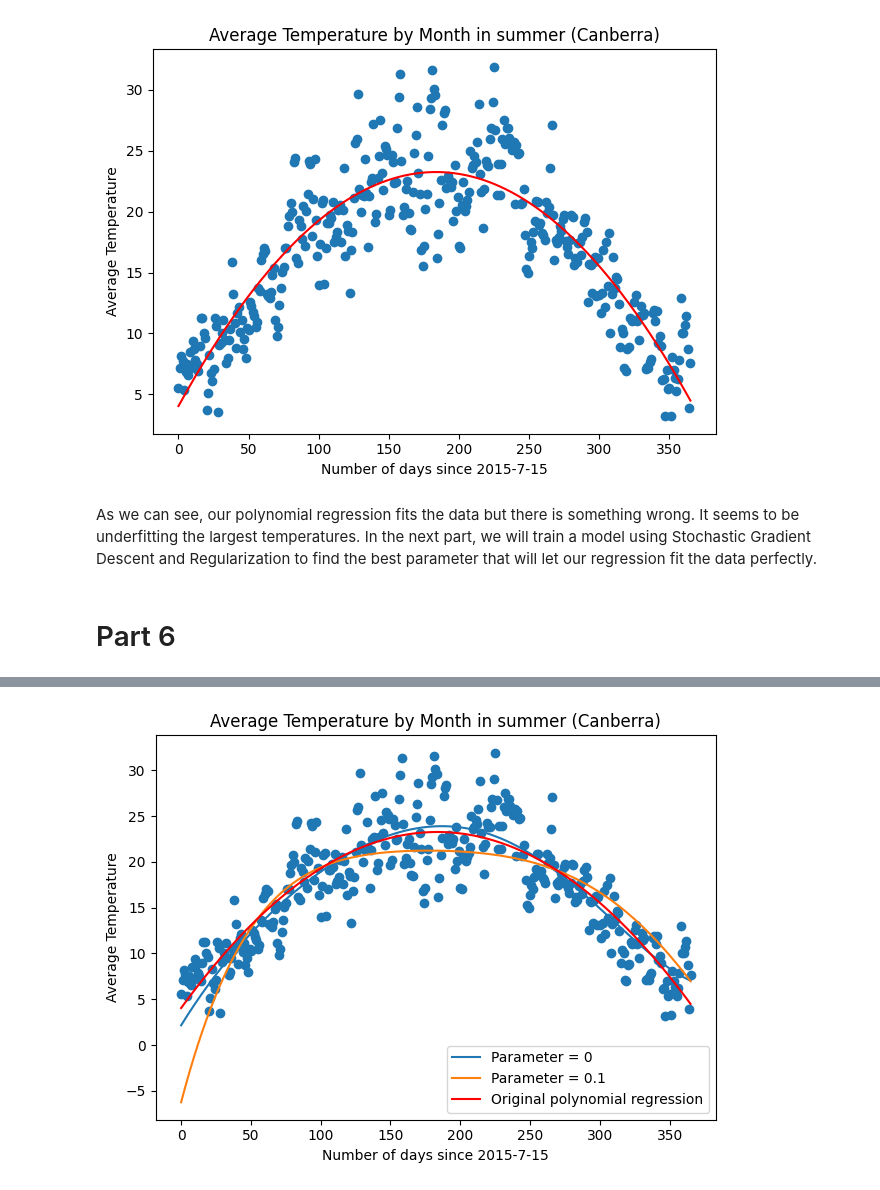
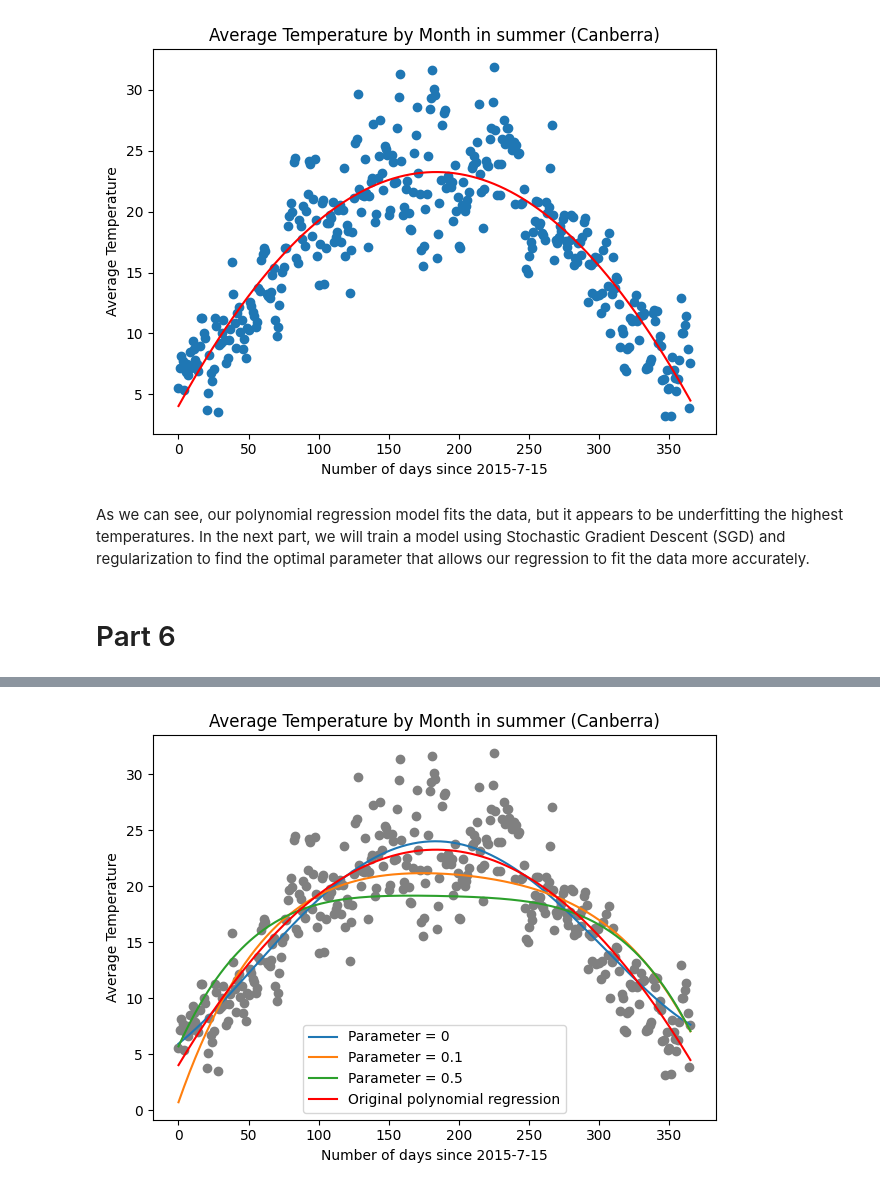
Before and after one commit to mrquaternion/ML-regression, a Jupyter notebook: data_analysis.ipynb, the cells around one changed output, grey strips where cells are left out. Saved outputs shown, nothing was run; the diff lists cells and outputs as text; code cells hidden in the pictures.

```diff
--- a/data_analysis.ipynb
+++ b/data_analysis.ipynb
@@ -110,19 +110,18 @@ plt.show()
 # %% [output]
 [figure]
 # %% [markdown]
-As we can see, our polynomial regression fits the data but there is something wrong. It seems to be underfitting the largest temperatures. In the next part, we will train a model using Stochastic Gradient Descent and Regularization to find the best parameter that will let our regression fit the data perfectly.
+As we can see, our polynomial regression model fits the data, but it appears to be underfitting the highest temperatures. In the next part, we will train a model using Stochastic Gradient Descent (SGD) and regularization to find the optimal parameter that allows our regression to fit the data more accurately.
 # %% [markdown]
 # Part 6
 # %%
-# Assuming X and Y are already defined
 X = X.flatten()
 Y = Y.flatten()
 
 # Parameters
 learning_rate = 0.001
 training_epochs = 200
-params = [0, 0.1]
-num_coeffs = 6
+params = [0, 0.1, 0.5]
+num_coeffs = 5
 
 # Normalize the datasets
 x_mean, x_std = np.mean(X), np.std(X)
@@ -158,7 +157,7 @@ def train_step(x, y, param, optimizer, model):
     optimizer.apply_gradients(zip(gradients, [model.w]))
     return loss
 
-plt.scatter(X, Y)  # We do not want to scatter the data with the normalized data
+plt.scatter(X, Y, color='grey')  # We do not want to scatter the data with the normalized data
 
 # Iterate over different parameter values
 for param in params:
@@ -210 +209 @@ plt.show()
-[figure, old version]
+[figure, new version]
```
Also changed, not shown: parts of 4 cells of this notebook.
